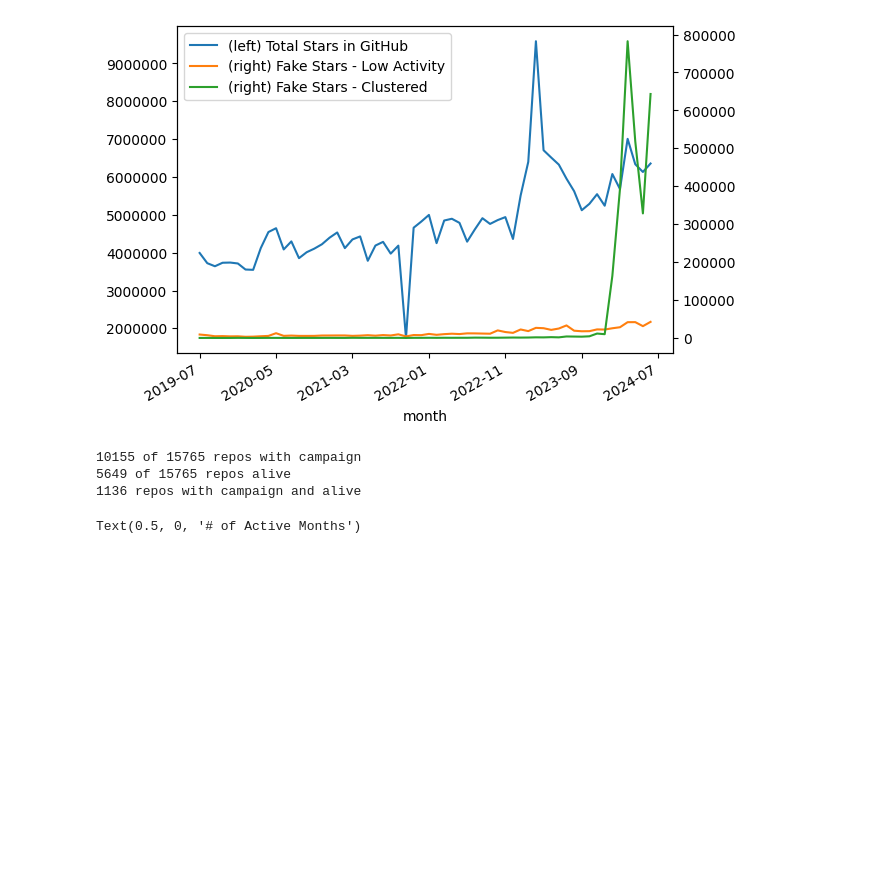
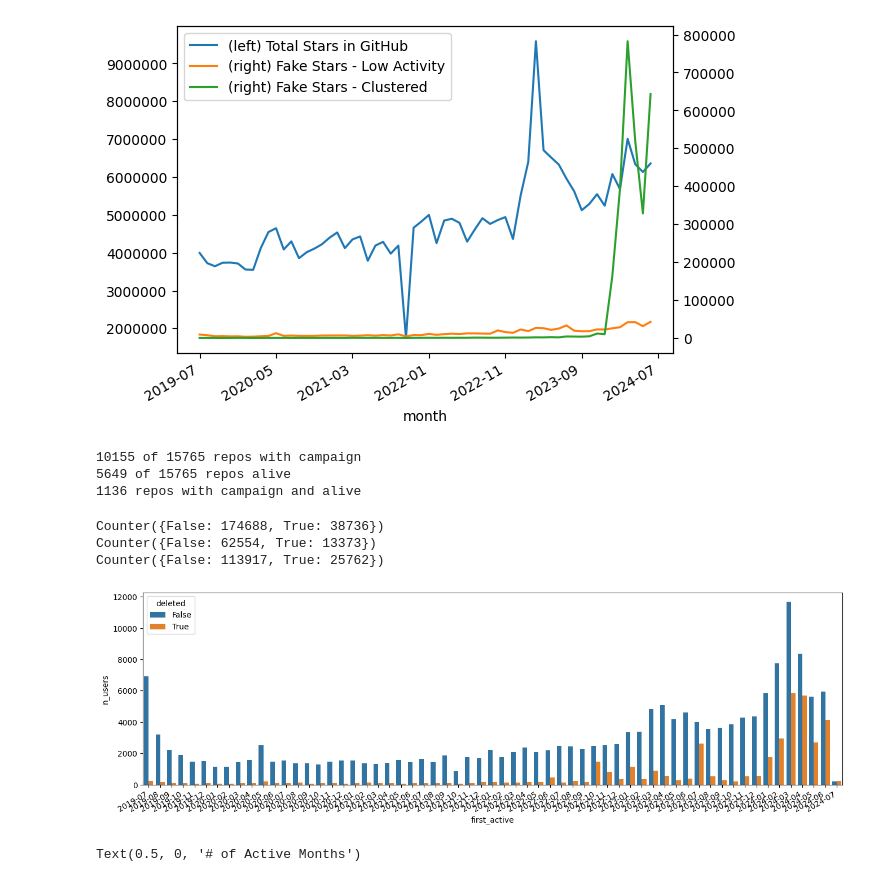
Before and after one commit to hehao98/StarScout, a Jupyter notebook: exploratory_analysis_copycatch.ipynb, the cells around one changed output. Cells and saved outputs as stored; diff of their text form; code cells hidden in the pictures; blank space fills up the shorter version.

Commit message:
Update user and repo deletion analysis

```diff
--- a/exploratory_analysis_copycatch.ipynb
+++ b/exploratory_analysis_copycatch.ipynb
@@ -74,6 +77,34 @@ print(f"{len(repos_with_compaign & repos_alive)} repos with campaign and alive")
 10155 of 15765 repos with campaign
 5649 of 15765 repos alive
 1136 repos with campaign and alive
+# %%
+users = data.get_fake_star_users()
+
+users.first_active = users.first_active.map(lambda x: x[:7])
+users.last_active = users.last_active.map(lambda x: x[:7])
+
+print(Counter(users.deleted))
+print(Counter(users[users.clustered].deleted))
+print(Counter(users[users.low_activity].deleted))
+
+user_to_period = (
+    users.groupby(["first_active", "last_active"])
+    .size()
+    .reset_index(name="n_users")
+    .pivot(index="first_active", columns="last_active", values="n_users")
+)
+user_to_deletion = (
+    users.groupby(["first_active", "deleted"]).size().reset_index(name="n_users")
+)
+# sns.heatmap(user_to_period, norm=LogNorm())
+fig, ax = plt.subplots(figsize=(16, 5))
+sns.barplot(data=user_to_deletion, x="first_active", y="n_users", hue="deleted", ax=ax)
+fig.autofmt_xdate()
+# %% [output]
+Counter({False: 174688, True: 38736})
+Counter({False: 62554, True: 13373})
+Counter({False: 113917, True: 25762})
+[figure, added]
 # %%
 repo_to_months = (
     stars.groupby("repo")
```
Also changed, not shown: parts of 4 cells of this notebook, 3 other files.
